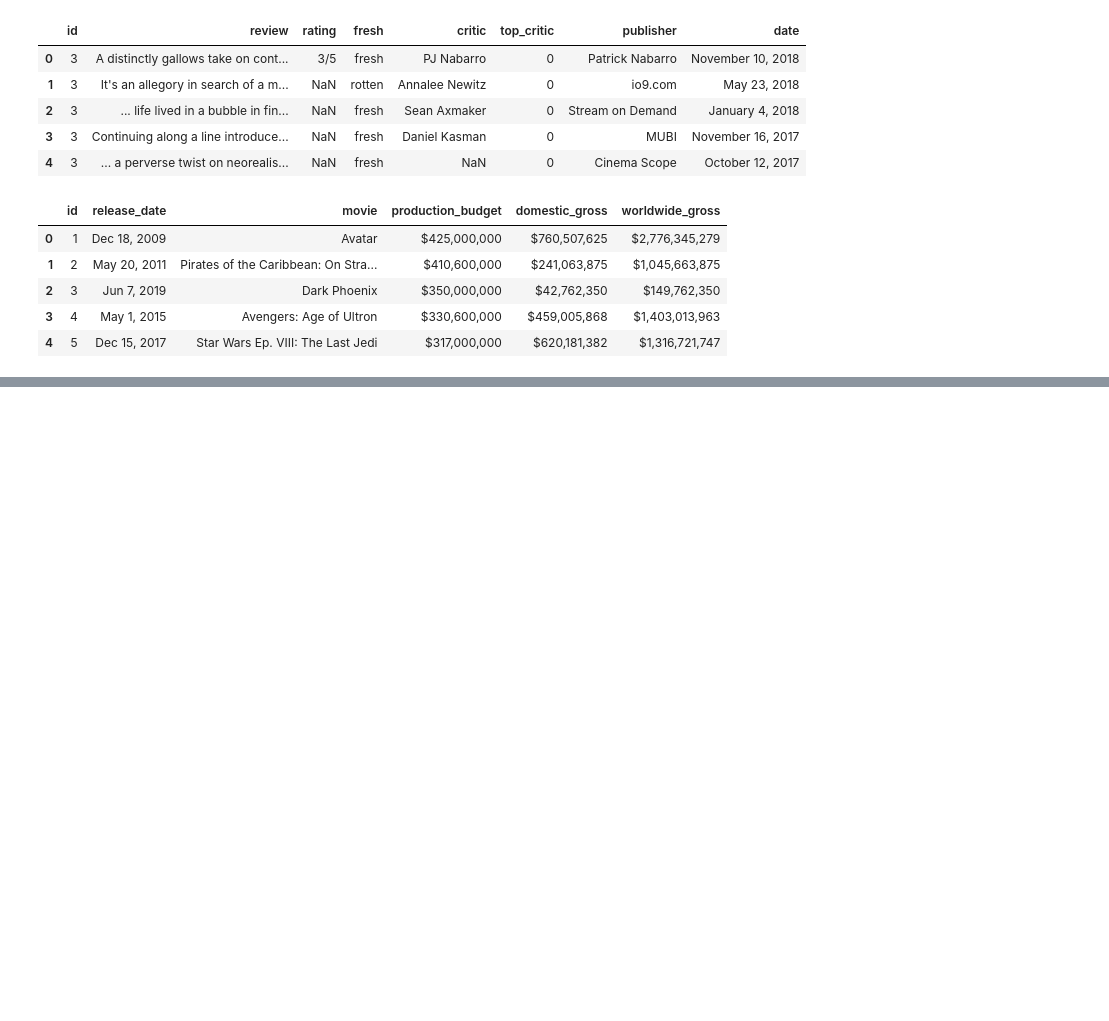
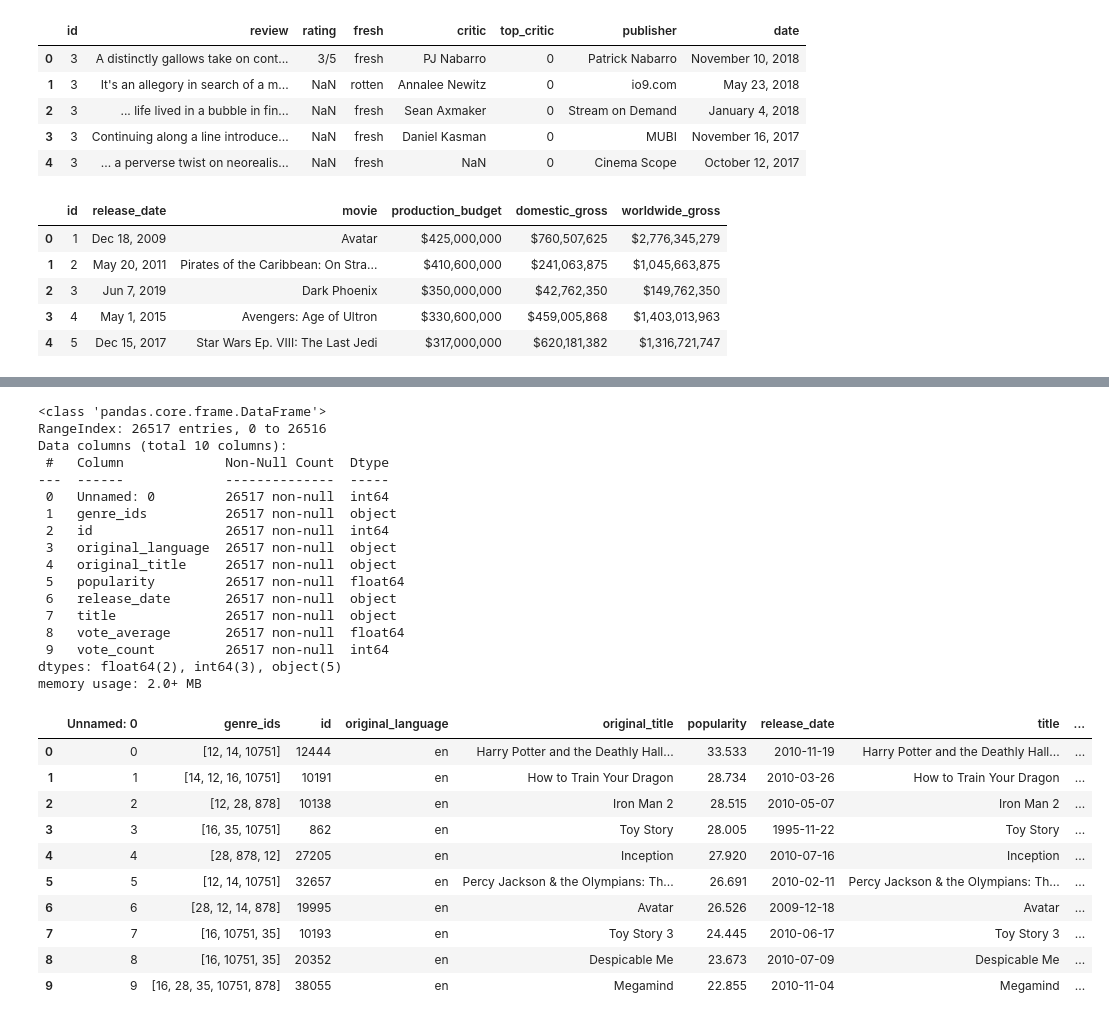
Before and after one commit to Mngambi/dsc-phase-1-project-v2-4, a Jupyter notebook: student.ipynb, the cells around one changed output, grey strips where cells are left out. Saved outputs shown, nothing was run; the diff lists cells and outputs as text; code cells hidden in the pictures; blank space fills up the shorter version.

```diff
--- a/student.ipynb
+++ b/student.ipynb
@@ -84,0 +177,32 @@ df_movie_budgets.head(5)
+# %%
+df_tmdb.info()
+df_tmdb.dropna().head(10)
+# %% [output]
+<class 'pandas.core.frame.DataFrame'>
+RangeIndex: 26517 entries, 0 to 26516
+Data columns (total 10 columns):
+ #   Column             Non-Null Count  Dtype
+---  ------             --------------  -----
+ 0   Unnamed: 0         26517 non-null  int64
+ 1   genre_ids          26517 non-null  object
+ 2   id                 26517 non-null  int64
+ 3   original_language  26517 non-null  object
+ 4   original_title     26517 non-null  object
+ 5   popularity         26517 non-null  float64
+ 6   release_date       26517 non-null  object
+ 7   title              26517 non-null  object
+ 8   vote_average       26517 non-null  float64
+ 9   vote_count         26517 non-null  int64
+dtypes: float64(2), int64(3), object(5)
+memory usage: 2.0+ MB
+|  | Unnamed: 0 | genre_ids | id | original_language | original_title | popularity | release_date | title | ... |
+| 0 | 0 | [12, 14, 10751] | 12444 | en | Harry Potter and the Deathly Hall... | 33.533 | 2010-11-19 | Harry Potter and the Deathly Hall... | ... |
+| 1 | 1 | [14, 12, 16, 10751] | 10191 | en | How to Train Your Dragon | 28.734 | 2010-03-26 | How to Train Your Dragon | ... |
+| 2 | 2 | [12, 28, 878] | 10138 | en | Iron Man 2 | 28.515 | 2010-05-07 | Iron Man 2 | ... |
+| 3 | 3 | [16, 35, 10751] | 862 | en | Toy Story | 28.005 | 1995-11-22 | Toy Story | ... |
+| 4 | 4 | [28, 878, 12] | 27205 | en | Inception | 27.920 | 2010-07-16 | Inception | ... |
+| 5 | 5 | [12, 14, 10751] | 32657 | en | Percy Jackson & the Olympians: Th... | 26.691 | 2010-02-11 | Percy Jackson & the Olympians: Th... | ... |
+| 6 | 6 | [28, 12, 14, 878] | 19995 | en | Avatar | 26.526 | 2009-12-18 | Avatar | ... |
+| 7 | 7 | [16, 10751, 35] | 10193 | en | Toy Story 3 | 24.445 | 2010-06-17 | Toy Story 3 | ... |
+| 8 | 8 | [16, 10751, 35] | 20352 | en | Despicable Me | 23.673 | 2010-07-09 | Despicable Me | ... |
+| 9 | 9 | [16, 28, 35, 10751, 878] | 38055 | en | Megamind | 22.855 | 2010-11-04 | Megamind | ... |
```
Also changed, not shown: parts of 5 cells of this notebook.
